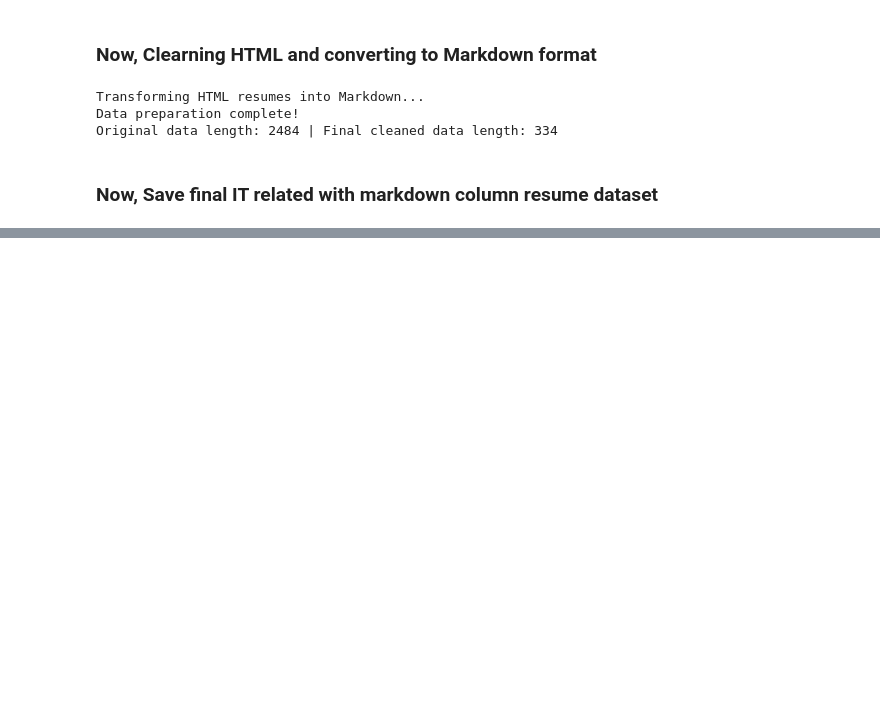
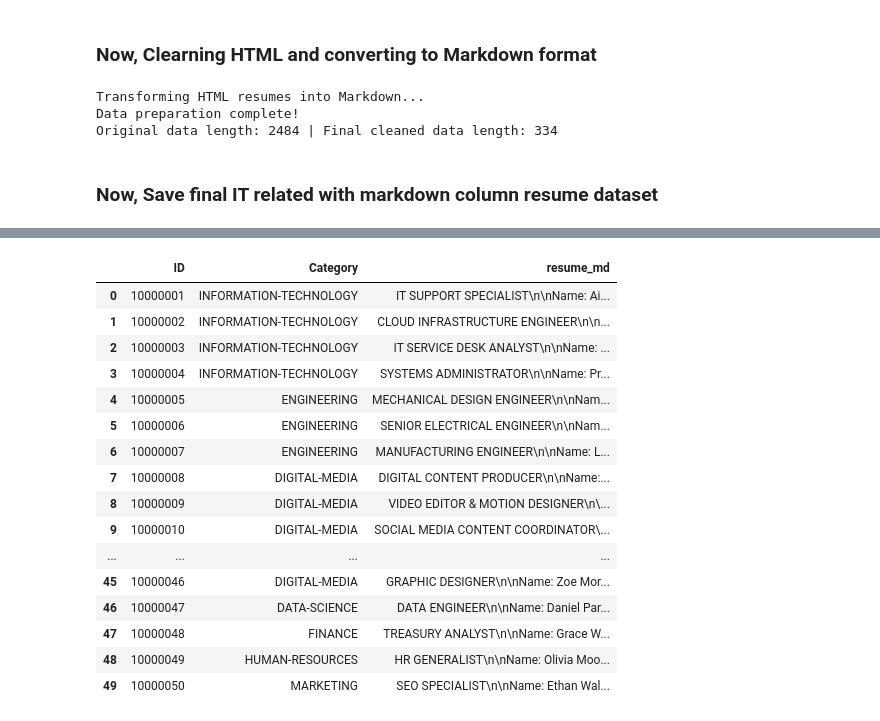
Before and after one commit to SujanSB/ResuMatch, a Jupyter notebook: data/data_preparation/resume_data_preparation.ipynb, the cells around one changed output, grey strips where cells are left out. Saved outputs shown, nothing was run; the diff lists cells and outputs as text; code cells hidden in the pictures; blank space fills up the shorter version.

Commit message:
chore: sample data added

```diff
--- a/data/data_preparation/resume_data_preparation.ipynb
+++ b/data/data_preparation/resume_data_preparation.ipynb
@@ -180,0 +186,21 @@ Saved processed dataset to /Users/sujansharma/Documents/0Study_Files/Python-Prog
+# %%
+new_cvs = pd.read_csv("/Users/sujansharma/Documents/0Study_Files/2nd/Python-Programming/ResuMatch/data/data_preparation/processed/final_resumes.csv")
+new_cvs
+# %% [output]
+|  | ID | Category | resume_md |
+| 0 | 10000001 | INFORMATION-TECHNOLOGY | IT SUPPORT SPECIALIST\n\nName: Ai... |
+| 1 | 10000002 | INFORMATION-TECHNOLOGY | CLOUD INFRASTRUCTURE ENGINEER\n\n... |
+| 2 | 10000003 | INFORMATION-TECHNOLOGY | IT SERVICE DESK ANALYST\n\nName: ... |
+| 3 | 10000004 | INFORMATION-TECHNOLOGY | SYSTEMS ADMINISTRATOR\n\nName: Pr... |
+| 4 | 10000005 | ENGINEERING | MECHANICAL DESIGN ENGINEER\n\nNam... |
+| 5 | 10000006 | ENGINEERING | SENIOR ELECTRICAL ENGINEER\n\nNam... |
+| 6 | 10000007 | ENGINEERING | MANUFACTURING ENGINEER\n\nName: L... |
+| 7 | 10000008 | DIGITAL-MEDIA | DIGITAL CONTENT PRODUCER\n\nName:... |
+| 8 | 10000009 | DIGITAL-MEDIA | VIDEO EDITOR & MOTION DESIGNER\n\... |
+| 9 | 10000010 | DIGITAL-MEDIA | SOCIAL MEDIA CONTENT COORDINATOR\... |
+| ... | ... | ... | ... |
+| 45 | 10000046 | DIGITAL-MEDIA | GRAPHIC DESIGNER\n\nName: Zoe Mor... |
+| 46 | 10000047 | DATA-SCIENCE | DATA ENGINEER\n\nName: Daniel Par... |
+| 47 | 10000048 | FINANCE | TREASURY ANALYST\n\nName: Grace W... |
+| 48 | 10000049 | HUMAN-RESOURCES | HR GENERALIST\n\nName: Olivia Moo... |
+| 49 | 10000050 | MARKETING | SEO SPECIALIST\n\nName: Ethan Wal... |
```
Also changed, not shown: parts of 3 cells of this notebook, 11 other files.
